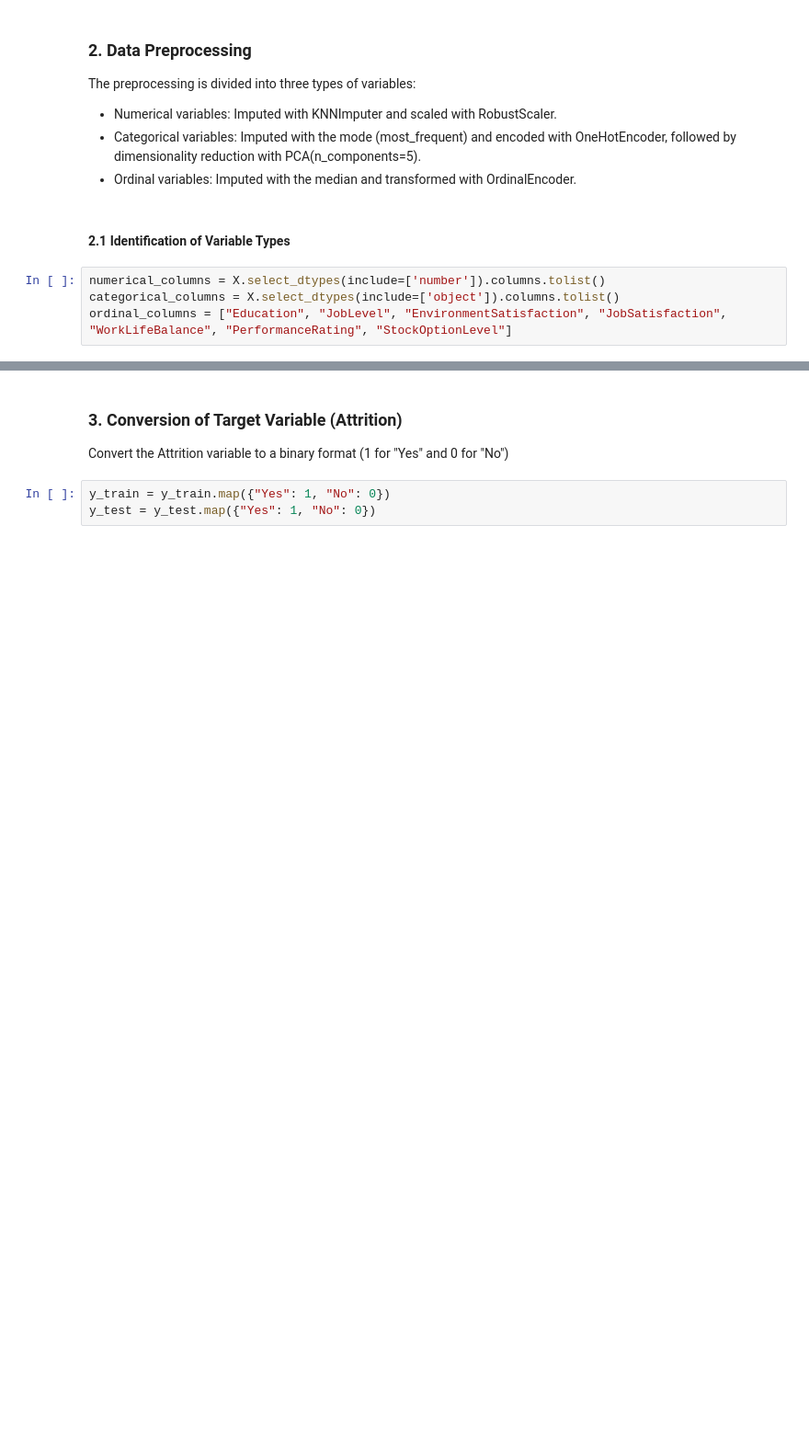
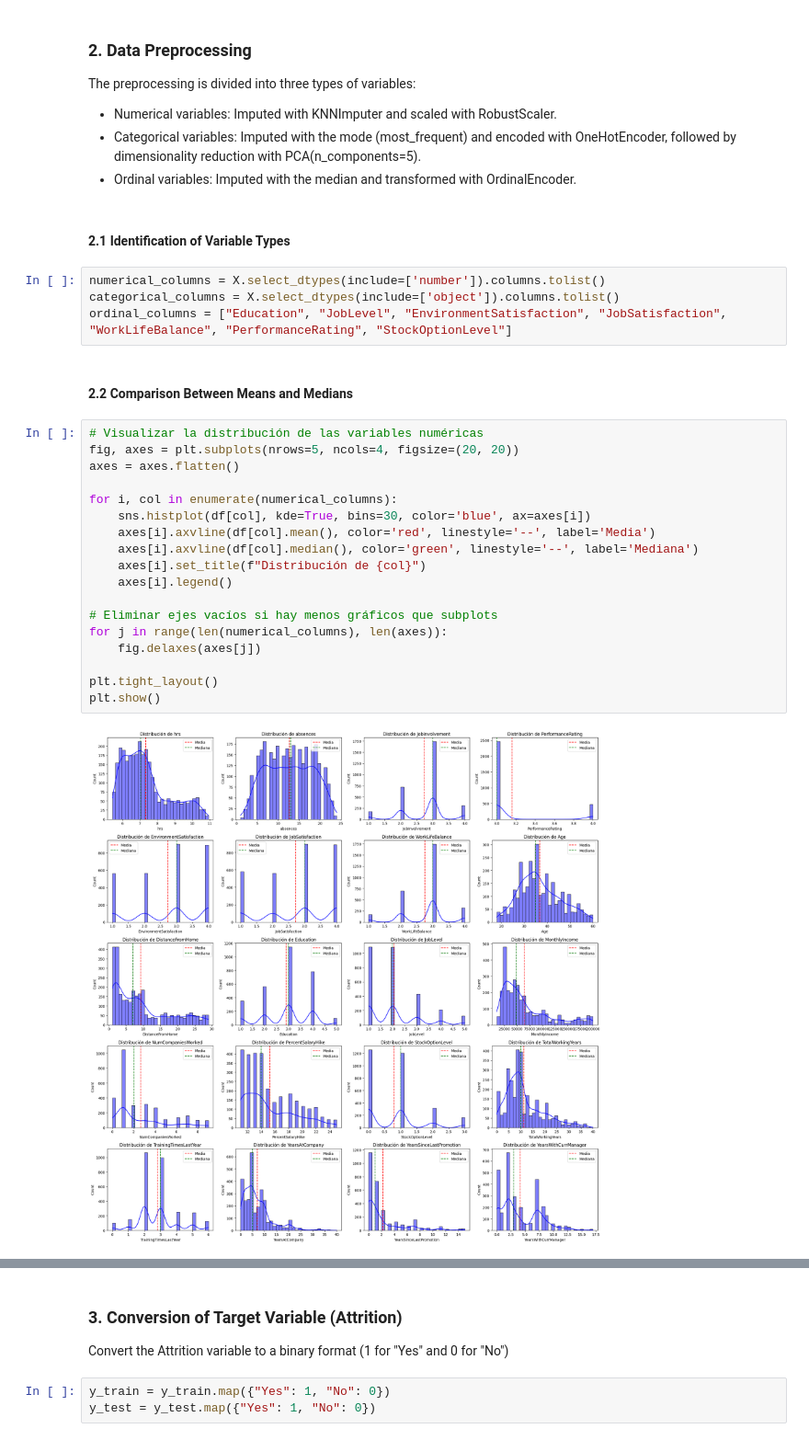
Before and after one commit to CarlosBravoGarran/ML_Attrition_Predictor, a Jupyter notebook: notebooks/01_EDA_and_Model_Train.ipynb, the cells around one changed output, grey strips where cells are left out. Shown at 92% size. Cells and saved outputs as stored; diff of their text form; blank space fills up the shorter version.

Commit message:
Add median and mean comparition

```diff
--- a/notebooks/01_EDA_and_Model_Train.ipynb
+++ b/notebooks/01_EDA_and_Model_Train.ipynb
@@ -278,3 +391,25 @@ The preprocessing is divided into three types of variables:
 numerical_columns = X.select_dtypes(include=['number']).columns.tolist()
 categorical_columns = X.select_dtypes(include=['object']).columns.tolist()
 ordinal_columns = ["Education", "JobLevel", "EnvironmentSatisfaction", "JobSatisfaction", "WorkLifeBalance", "PerformanceRating", "StockOptionLevel"]
+# %% [markdown]
+#### 2.2 Comparison Between Means and Medians
+# %%
+# Visualizar la distribución de las variables numéricas
+fig, axes = plt.subplots(nrows=5, ncols=4, figsize=(20, 20))
+axes = axes.flatten()
+
+for i, col in enumerate(numerical_columns):
+    sns.histplot(df[col], kde=True, bins=30, color='blue', ax=axes[i])
+    axes[i].axvline(df[col].mean(), color='red', linestyle='--', label='Media')
+    axes[i].axvline(df[col].median(), color='green', linestyle='--', label='Mediana')
+    axes[i].set_title(f"Distribución de {col}")
+    axes[i].legend()
+
+# Eliminar ejes vacíos si hay menos gráficos que subplots
+for j in range(len(numerical_columns), len(axes)):
+    fig.delaxes(axes[j])
+
+plt.tight_layout()
+plt.show()
+# %% [output]
+[figure, added]
```
Also changed, not shown: parts of 29 cells of this notebook.
